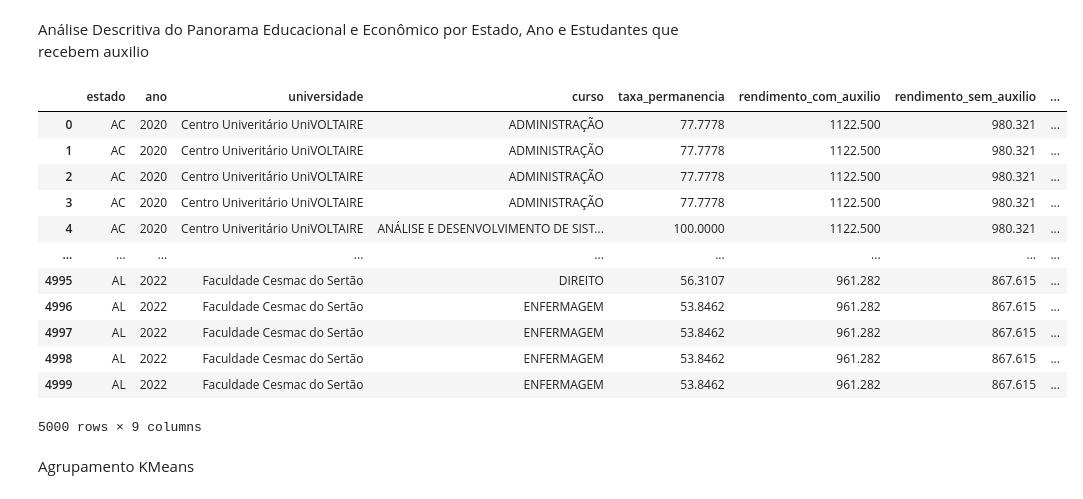
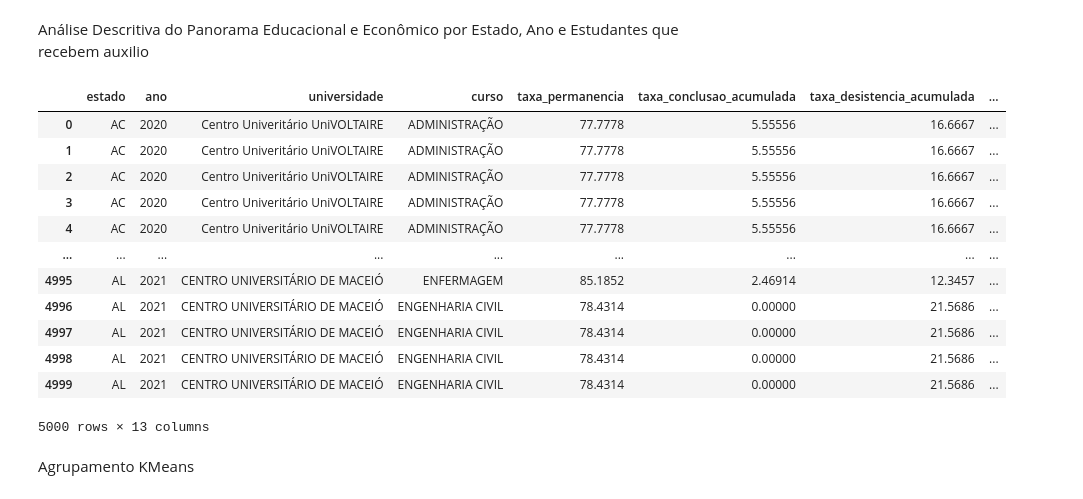
Before and after one commit to ikeisuke-ando/Explorando-problemas-reais-utilizando-Business-Intelligence, a Jupyter notebook: notebooks/analise.ipynb, the cells around one changed output. Cells and saved outputs as stored; diff of their text form; code cells hidden in the pictures.

```diff
--- a/notebooks/analise.ipynb
+++ b/notebooks/analise.ipynb
@@ -431,46 +431,50 @@ conn = mysql.connector.connect(
 
 query = """
 SELECT
     uf.uf_sigla AS estado,
     t.tem_ano AS ano,
     u.uni_nome AS universidade,
     c.cur_nome AS curso,
     COALESCE(ia.taxa_permanencia, 0) AS taxa_permanencia,
+    COALESCE(ia.taxa_conclusao_acumulada, 0) AS taxa_conclusao_acumulada,
+    COALESCE(ia.taxa_desistencia_acumulada, 0) AS taxa_desistencia_acumulada,
+    COALESCE(ia.taxa_conclusao_anual, 0) AS taxa_conclusao_anual,
+    COALESCE(ia.taxa_desistencia_anual, 0) AS taxa_desistencia_anual,
     ie.inec_rendimento_medio_percapita_com_beneficio AS rendimento_com_auxilio,
     ie.inec_rendimento_medio_percapita_sem_beneficio AS rendimento_sem_auxilio
 FROM uf
 CROSS JOIN tempo t
 LEFT JOIN indicadores_academicos ia
     ON ia.uf_id = uf.uf_id AND ia.tem_id = t.tem_id
 LEFT JOIN universidades u ON ia.uni_id = u.uni_id
 LEFT JOIN cursos c ON ia.cur_id = c.cur_id
 LEFT JOIN indicadores_economicos ie
     ON ie.uf_id = uf.uf_id AND ie.tem_id = t.tem_id
 ORDER BY uf.uf_sigla, t.tem_ano, universidade, curso;
 """
 
 df = pd.read_sql(query, conn)
 
 # Criar colunas indicando permanência média ajustada por auxílio
 # Aqui usamos como proxy o rendimento médio: se maior que zero, considera auxílio
 df['permanencia_com_auxilio'] = df['taxa_permanencia'] * (df['rendimento_com_auxilio'] > 0)
 df['permanencia_sem_auxilio'] = df['taxa_permanencia'] * (df['rendimento_sem_auxilio'] > 0)
 
 df.head(5000)
 # %% [output]
-|  | estado | ano | universidade | curso | taxa_permanencia | rendimento_com_auxilio | rendimento_sem_auxilio | ... |
-| 0 | AC | 2020 | Centro Univeritário UniVOLTAIRE | ADMINISTRAÇÃO | 77.7778 | 1122.500 | 980.321 | ... |
-| 1 | AC | 2020 | Centro Univeritário UniVOLTAIRE | ADMINISTRAÇÃO | 77.7778 | 1122.500 | 980.321 | ... |
-| 2 | AC | 2020 | Centro Univeritário UniVOLTAIRE | ADMINISTRAÇÃO | 77.7778 | 1122.500 | 980.321 | ... |
-| 3 | AC | 2020 | Centro Univeritário UniVOLTAIRE | ADMINISTRAÇÃO | 77.7778 | 1122.500 | 980.321 | ... |
-| 4 | AC | 2020 | Centro Univeritário UniVOLTAIRE | ANÁLISE E DESENVOLVIMENTO DE SIST... | 100.0000 | 1122.500 | 980.321 | ... |
+|  | estado | ano | universidade | curso | taxa_permanencia | taxa_conclusao_acumulada | taxa_desistencia_acumulada | ... |
+| 0 | AC | 2020 | Centro Univeritário UniVOLTAIRE | ADMINISTRAÇÃO | 77.7778 | 5.55556 | 16.6667 | ... |
+| 1 | AC | 2020 | Centro Univeritário UniVOLTAIRE | ADMINISTRAÇÃO | 77.7778 | 5.55556 | 16.6667 | ... |
+| 2 | AC | 2020 | Centro Univeritário UniVOLTAIRE | ADMINISTRAÇÃO | 77.7778 | 5.55556 | 16.6667 | ... |
+| 3 | AC | 2020 | Centro Univeritário UniVOLTAIRE | ADMINISTRAÇÃO | 77.7778 | 5.55556 | 16.6667 | ... |
+| 4 | AC | 2020 | Centro Univeritário UniVOLTAIRE | ADMINISTRAÇÃO | 77.7778 | 5.55556 | 16.6667 | ... |
 | ... | ... | ... | ... | ... | ... | ... | ... | ... |
-| 4995 | AL | 2022 | Faculdade Cesmac do Sertão | DIREITO | 56.3107 | 961.282 | 867.615 | ... |
-| 4996 | AL | 2022 | Faculdade Cesmac do Sertão | ENFERMAGEM | 53.8462 | 961.282 | 867.615 | ... |
-| 4997 | AL | 2022 | Faculdade Cesmac do Sertão | ENFERMAGEM | 53.8462 | 961.282 | 867.615 | ... |
-| 4998 | AL | 2022 | Faculdade Cesmac do Sertão | ENFERMAGEM | 53.8462 | 961.282 | 867.615 | ... |
-| 4999 | AL | 2022 | Faculdade Cesmac do Sertão | ENFERMAGEM | 53.8462 | 961.282 | 867.615 | ... |
+| 4995 | AL | 2021 | CENTRO UNIVERSITÁRIO DE MACEIÓ | ENFERMAGEM | 85.1852 | 2.46914 | 12.3457 | ... |
+| 4996 | AL | 2021 | CENTRO UNIVERSITÁRIO DE MACEIÓ | ENGENHARIA CIVIL | 78.4314 | 0.00000 | 21.5686 | ... |
+| 4997 | AL | 2021 | CENTRO UNIVERSITÁRIO DE MACEIÓ | ENGENHARIA CIVIL | 78.4314 | 0.00000 | 21.5686 | ... |
+| 4998 | AL | 2021 | CENTRO UNIVERSITÁRIO DE MACEIÓ | ENGENHARIA CIVIL | 78.4314 | 0.00000 | 21.5686 | ... |
+| 4999 | AL | 2021 | CENTRO UNIVERSITÁRIO DE MACEIÓ | ENGENHARIA CIVIL | 78.4314 | 0.00000 | 21.5686 | ... |
-5000 rows × 9 columns
+5000 rows × 13 columns
 # %% [markdown]
 Agrupamento KMeans
 # %%
```
Also changed, not shown: parts of 7 cells of this notebook.
